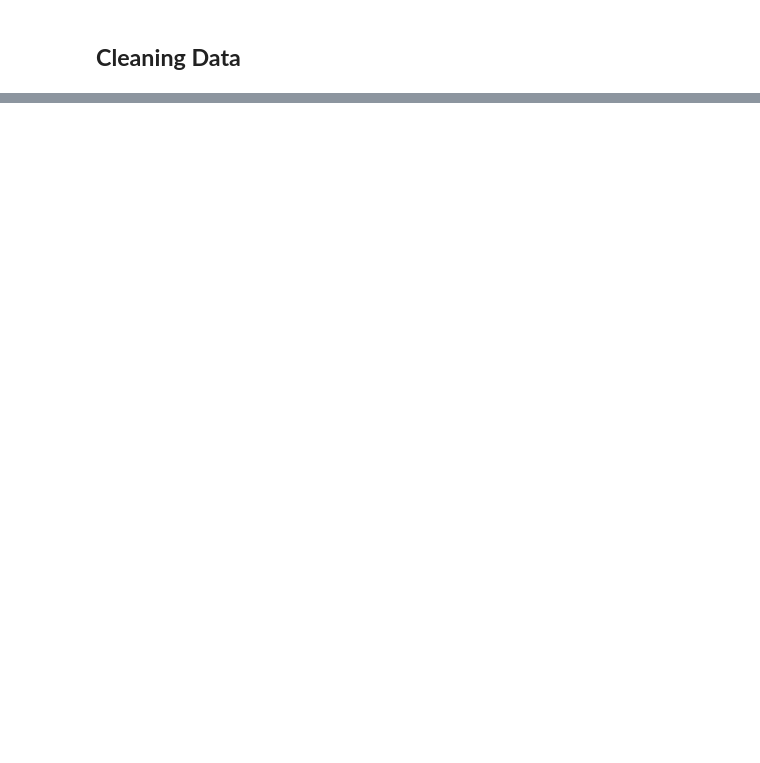
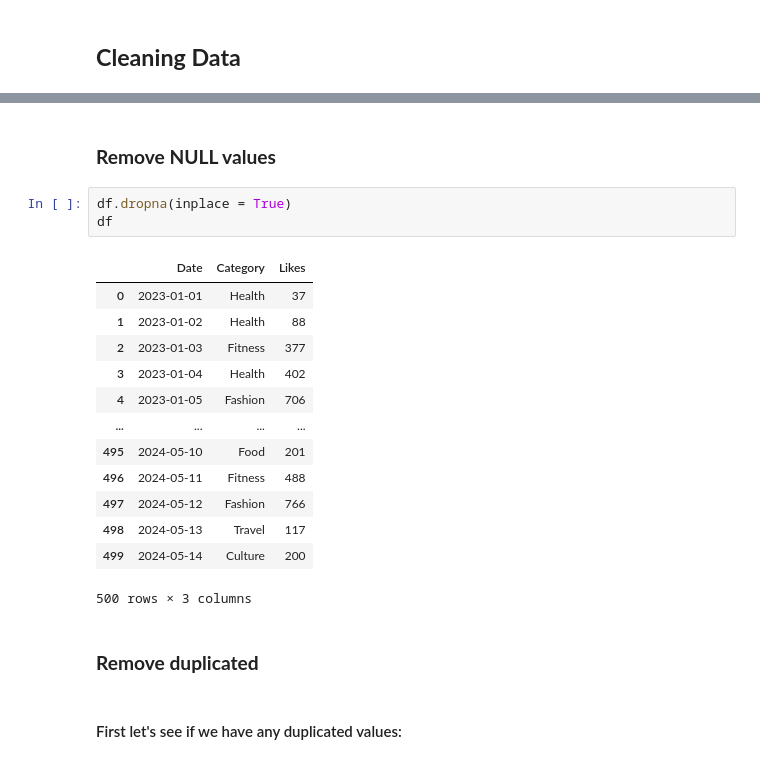
Before and after one commit to AbdessamadTzn/Social-Media-DataAnalysis, a Jupyter notebook: Social_Media_DataAnalysis.ipynb, the cells around one changed output, grey strips where cells are left out. Saved outputs shown, nothing was run; the diff lists cells and outputs as text; blank space fills up the shorter version.

```diff
--- a/Social_Media_DataAnalysis.ipynb
+++ b/Social_Media_DataAnalysis.ipynb
@@ -81,0 +98,23 @@ Name: count, dtype: int64
+# %% [markdown]
+### **Remove NULL values**
+# %%
+df.dropna(inplace = True)
+df
+# %% [output]
+|  | Date | Category | Likes |
+| 0 | 2023-01-01 | Health | 37 |
+| 1 | 2023-01-02 | Health | 88 |
+| 2 | 2023-01-03 | Fitness | 377 |
+| 3 | 2023-01-04 | Health | 402 |
+| 4 | 2023-01-05 | Fashion | 706 |
+| ... | ... | ... | ... |
+| 495 | 2024-05-10 | Food | 201 |
+| 496 | 2024-05-11 | Fitness | 488 |
+| 497 | 2024-05-12 | Fashion | 766 |
+| 498 | 2024-05-13 | Travel | 117 |
+| 499 | 2024-05-14 | Culture | 200 |
+500 rows × 3 columns
+# %% [markdown]
+### **Remove duplicated**
+# %% [markdown]
+#### First let's see if we have any duplicated values:
```
Also changed, not shown: parts of 23 cells of this notebook.
